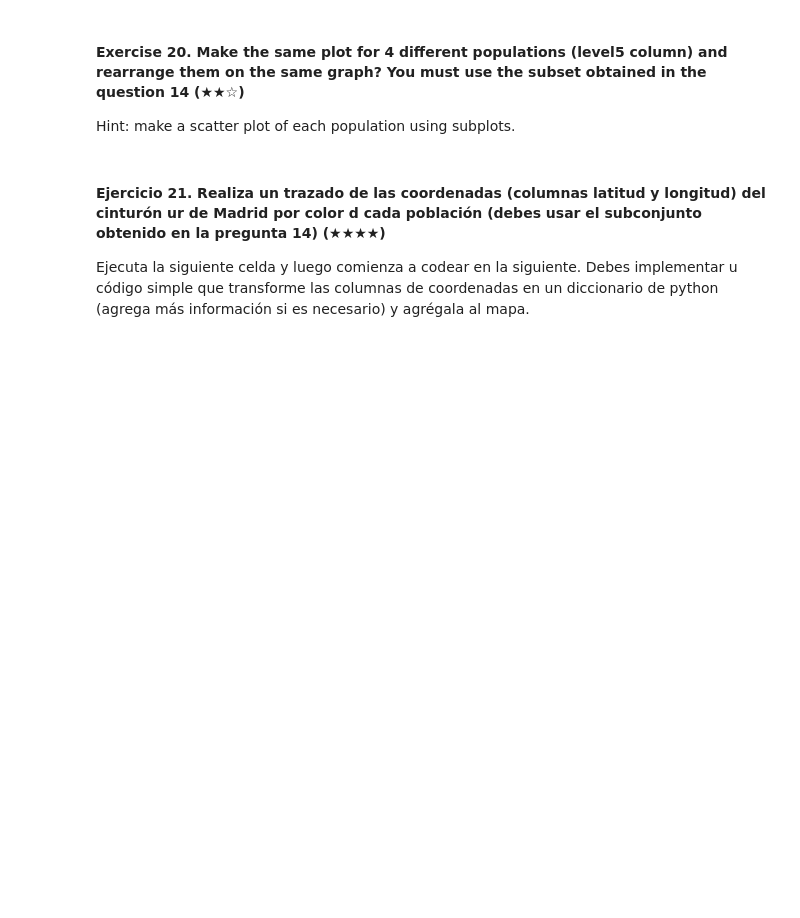
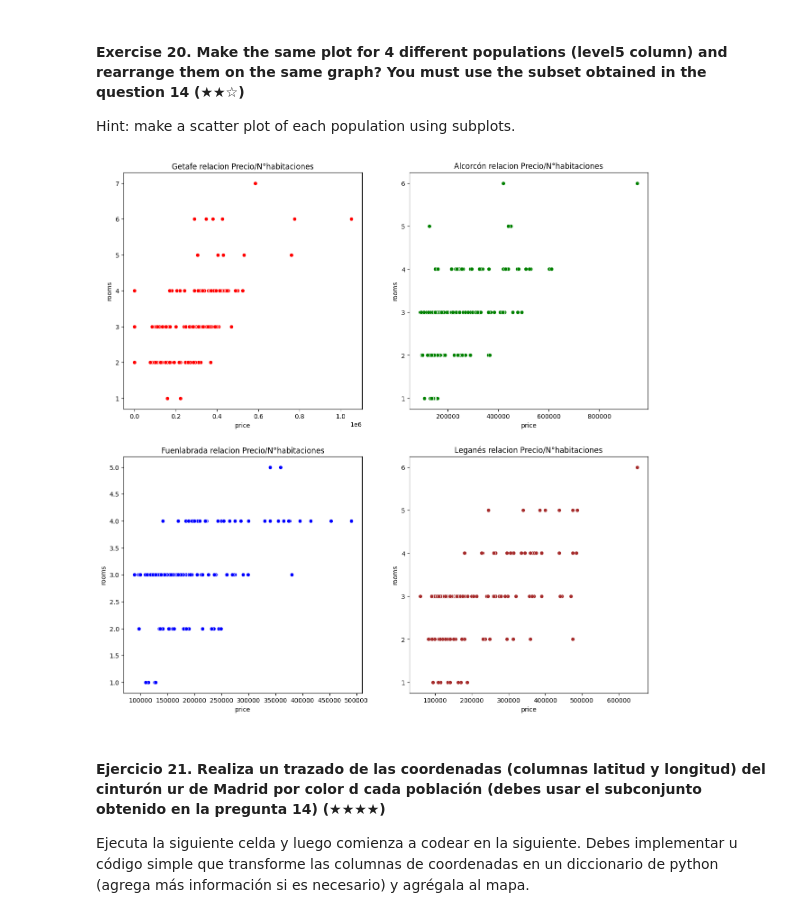
Before and after one commit to 4GeeksAcademy/ProyectoPreWork_PR, a Jupyter notebook: project.es.ipynb, the cells around one changed output. Drawn from its saved outputs; the diff is of its cells as text; code cells hidden in the pictures; blank space fills up the shorter version.

```diff
--- a/project.es.ipynb
+++ b/project.es.ipynb
@@ -522,3 +520,15 @@ Hint: make a scatter plot of each population using subplots.
+# %%
+# TODO
+fig, axis = plt.subplots(2, 2, figsize=(15, 15))
+
+sns.scatterplot(ax=axis[0,0], data=df_getafe, x='price', y='rooms', color='red').set_title('Getafe relacion Precio/N°habitaciones')
+sns.scatterplot(ax=axis[0,1], data=df_alcorcon, x='price', y='rooms', color='green').set_title('Alcorcón relacion Precio/N°habitaciones')
+sns.scatterplot(ax=axis[1,0], data=df_fuenlabrada, x='price', y='rooms', color='blue').set_title('Fuenlabrada relacion Precio/N°habitaciones')
+sns.scatterplot(ax=axis[1,1], data=df_leganes, x='price', y='rooms', color='brown').set_title('Leganés relacion Precio/N°habitaciones')
+
+plt.show()
+# %% [output]
+[figure, added]
 # %% [markdown]
 #### Ejercicio 21. Realiza un trazado de las coordenadas (columnas latitud y longitud) del cinturón ur de Madrid por color d cada población (debes usar el subconjunto obtenido en la pregunta 14) (★★★★)
 
```
Also changed, not shown: parts of 2 cells of this notebook.
